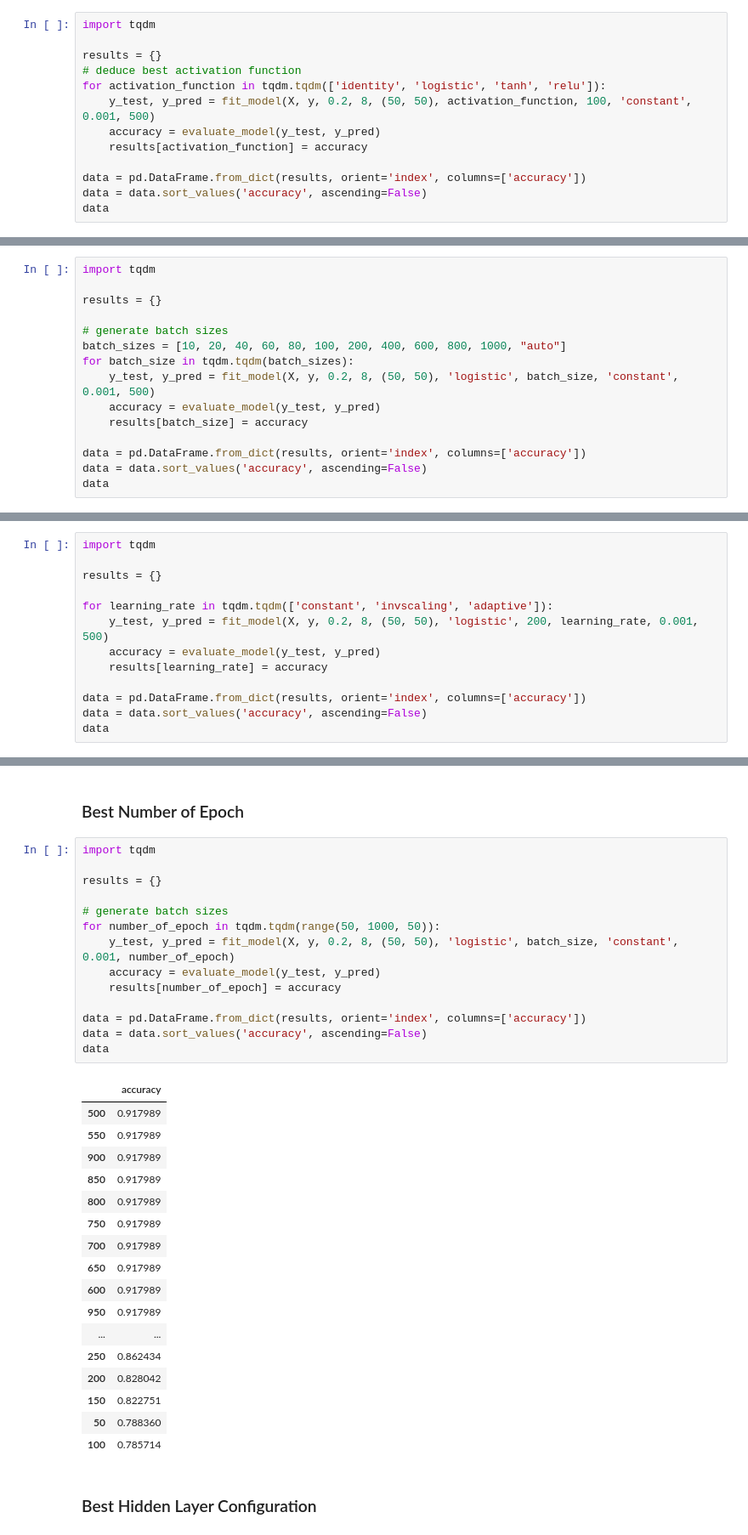
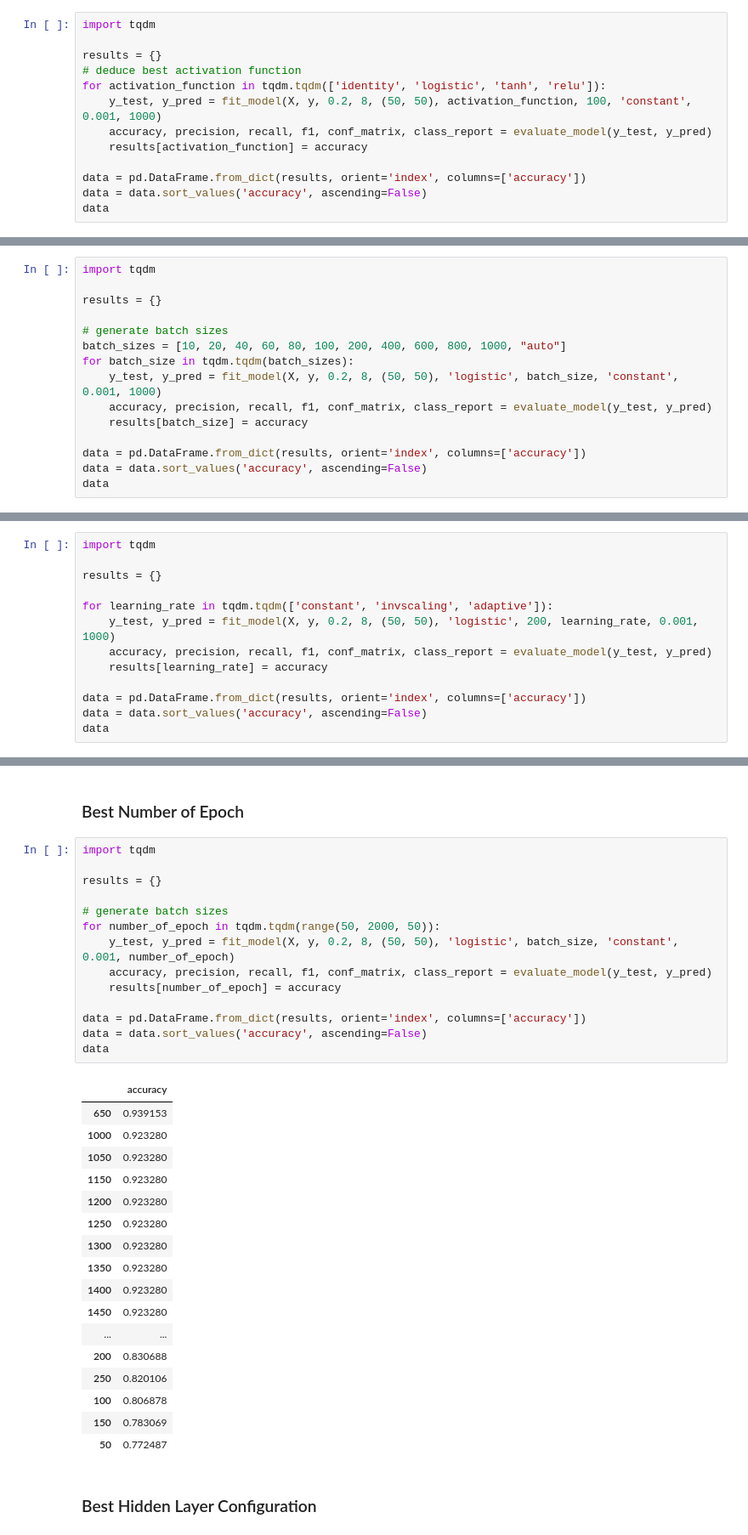
Before and after one commit to nfarhaan/Heart-Attack-Prediction-Using-Machine-Learning, a Jupyter notebook: neural_network.ipynb, the cells around one changed output, grey strips where cells are left out. Shown: that part at 85% size. Drawn from its saved outputs; the diff is of its cells as text.

```diff
--- a/neural_network.ipynb
+++ b/neural_network.ipynb
@@ -83,8 +83,8 @@ import tqdm
 results = {}
 # deduce best activation function
 for activation_function in tqdm.tqdm(['identity', 'logistic', 'tanh', 'relu']):
-    y_test, y_pred = fit_model(X, y, 0.2, 8, (50, 50), activation_function, 100, 'constant', 0.001, 500)
-    accuracy = evaluate_model(y_test, y_pred)
+    y_test, y_pred = fit_model(X, y, 0.2, 8, (50, 50), activation_function, 100, 'constant', 0.001, 1000)
+    accuracy, precision, recall, f1, conf_matrix, class_report = evaluate_model(y_test, y_pred)
     results[activation_function] = accuracy
 
 data = pd.DataFrame.from_dict(results, orient='index', columns=['accuracy'])
@@ -106,8 +106,8 @@ results = {}
 # generate batch sizes
 batch_sizes = [10, 20, 40, 60, 80, 100, 200, 400, 600, 800, 1000, "auto"]
 for batch_size in tqdm.tqdm(batch_sizes):
-    y_test, y_pred = fit_model(X, y, 0.2, 8, (50, 50), 'logistic', batch_size, 'constant', 0.001, 500)
-    accuracy = evaluate_model(y_test, y_pred)
+    y_test, y_pred = fit_model(X, y, 0.2, 8, (50, 50), 'logistic', batch_size, 'constant', 0.001, 1000)
+    accuracy, precision, recall, f1, conf_matrix, class_report = evaluate_model(y_test, y_pred)
     results[batch_size] = accuracy
 
 data = pd.DataFrame.from_dict(results, orient='index', columns=['accuracy'])
@@ -135,8 +135,8 @@ import tqdm
 results = {}
 
 for learning_rate in tqdm.tqdm(['constant', 'invscaling', 'adaptive']):
-    y_test, y_pred = fit_model(X, y, 0.2, 8, (50, 50), 'logistic', 200, learning_rate, 0.001, 500)
-    accuracy = evaluate_model(y_test, y_pred)
+    y_test, y_pred = fit_model(X, y, 0.2, 8, (50, 50), 'logistic', 200, learning_rate, 0.001, 1000)
+    accuracy, precision, recall, f1, conf_matrix, class_report = evaluate_model(y_test, y_pred)
     results[learning_rate] = accuracy
 
 data = pd.DataFrame.from_dict(results, orient='index', columns=['accuracy'])
@@ -152,35 +152,35 @@ data
 # %%
 import tqdm
 
 results = {}
 
 # generate batch sizes
-for number_of_epoch in tqdm.tqdm(range(50, 1000, 50)):
+for number_of_epoch in tqdm.tqdm(range(50, 2000, 50)):
     y_test, y_pred = fit_model(X, y, 0.2, 8, (50, 50), 'logistic', batch_size, 'constant', 0.001, number_of_epoch)
-    accuracy = evaluate_model(y_test, y_pred)
+    accuracy, precision, recall, f1, conf_matrix, class_report = evaluate_model(y_test, y_pred)
     results[number_of_epoch] = accuracy
 
 data = pd.DataFrame.from_dict(results, orient='index', columns=['accuracy'])
 data = data.sort_values('accuracy', ascending=False)
 data
 # %% [output]
 |  | accuracy |
-| 500 | 0.917989 |
-| 550 | 0.917989 |
-| 900 | 0.917989 |
-| 850 | 0.917989 |
-| 800 | 0.917989 |
-| 750 | 0.917989 |
-| 700 | 0.917989 |
-| 650 | 0.917989 |
-| 600 | 0.917989 |
-| 950 | 0.917989 |
+| 650 | 0.939153 |
+| 1000 | 0.923280 |
+| 1050 | 0.923280 |
+| 1150 | 0.923280 |
+| 1200 | 0.923280 |
+| 1250 | 0.923280 |
+| 1300 | 0.923280 |
+| 1350 | 0.923280 |
+| 1400 | 0.923280 |
+| 1450 | 0.923280 |
 | ... | ... |
-| 250 | 0.862434 |
-| 200 | 0.828042 |
-| 150 | 0.822751 |
-| 50 | 0.788360 |
-| 100 | 0.785714 |
+| 200 | 0.830688 |
+| 250 | 0.820106 |
+| 100 | 0.806878 |
+| 150 | 0.783069 |
+| 50 | 0.772487 |
 # %% [markdown]
 ### Best Hidden Layer Configuration
 # %%
```
Also changed, not shown: parts of 5 cells of this notebook.
